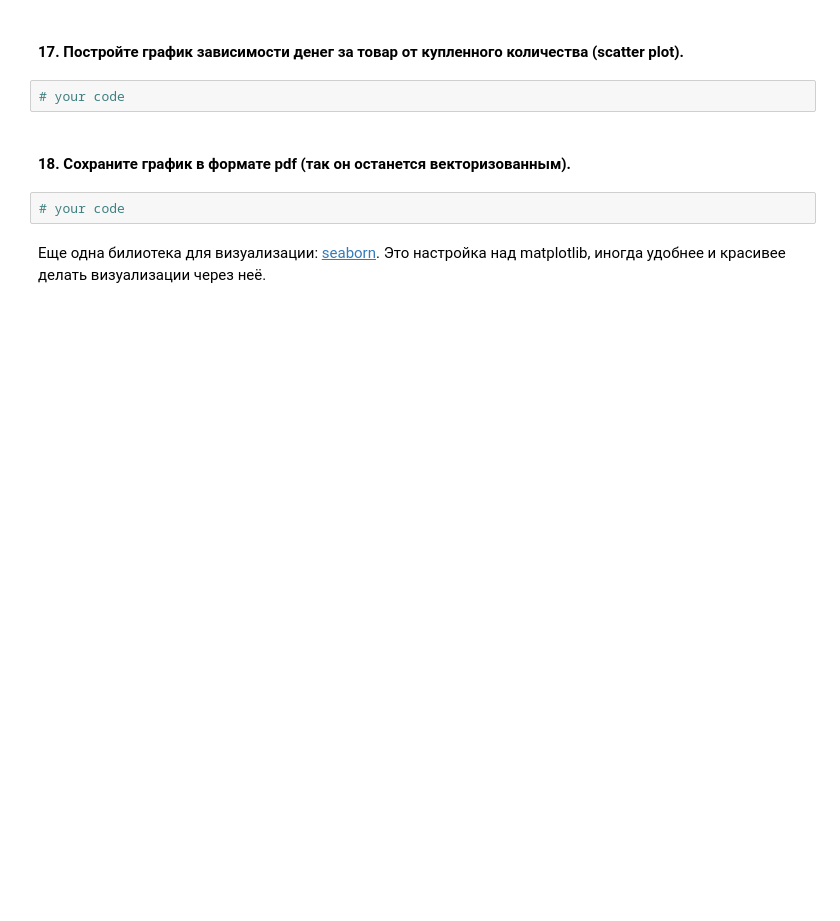
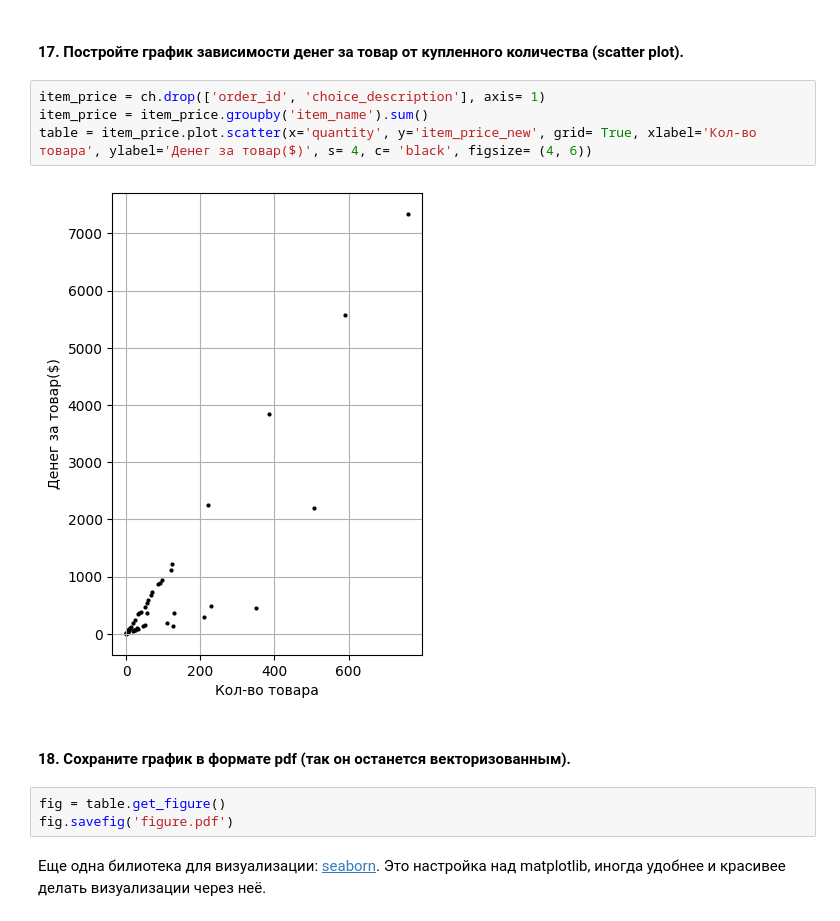
Before and after one commit to korotandr/MathPack2024, a Jupyter notebook: homework-04/homework-practice-04-pandas.ipynb, the cells around one changed output. Cells and saved outputs as stored; diff of their text form; blank space fills up the shorter version.

```diff
--- a/homework-04/homework-practice-04-pandas.ipynb
+++ b/homework-04/homework-practice-04-pandas.ipynb
@@ -229,10 +338,15 @@ df['date'] = df.order_id.map(dates['date'])
 # %% [markdown]
 #### 17. Постройте график зависимости денег за товар от купленного количества (scatter plot).
-# %%
-# your code
+# %%
+item_price = ch.drop(['order_id', 'choice_description'], axis= 1)
+item_price = item_price.groupby('item_name').sum()
+table = item_price.plot.scatter(x='quantity', y='item_price_new', grid= True, xlabel='Кол-во товара', ylabel='Денег за товар($)', s= 4, c= 'black', figsize= (4, 6))
+# %% [output]
+[figure, added]
 # %% [markdown]
 #### 18. Сохраните график в формате pdf (так он останется векторизованным).
-# %%
-# your code
+# %%
+fig = table.get_figure()
+fig.savefig('figure.pdf')
 # %% [markdown]
 Еще одна билиотека для визуализации: [seaborn](https://jakevdp.github.io/PythonDataScienceHandbook/04.14-visualization-with-seaborn.html). Это настройка над matplotlib, иногда удобнее и красивее делать визуализации через неё.
```
Also changed, not shown: parts of 38 cells of this notebook, 3 other files.
